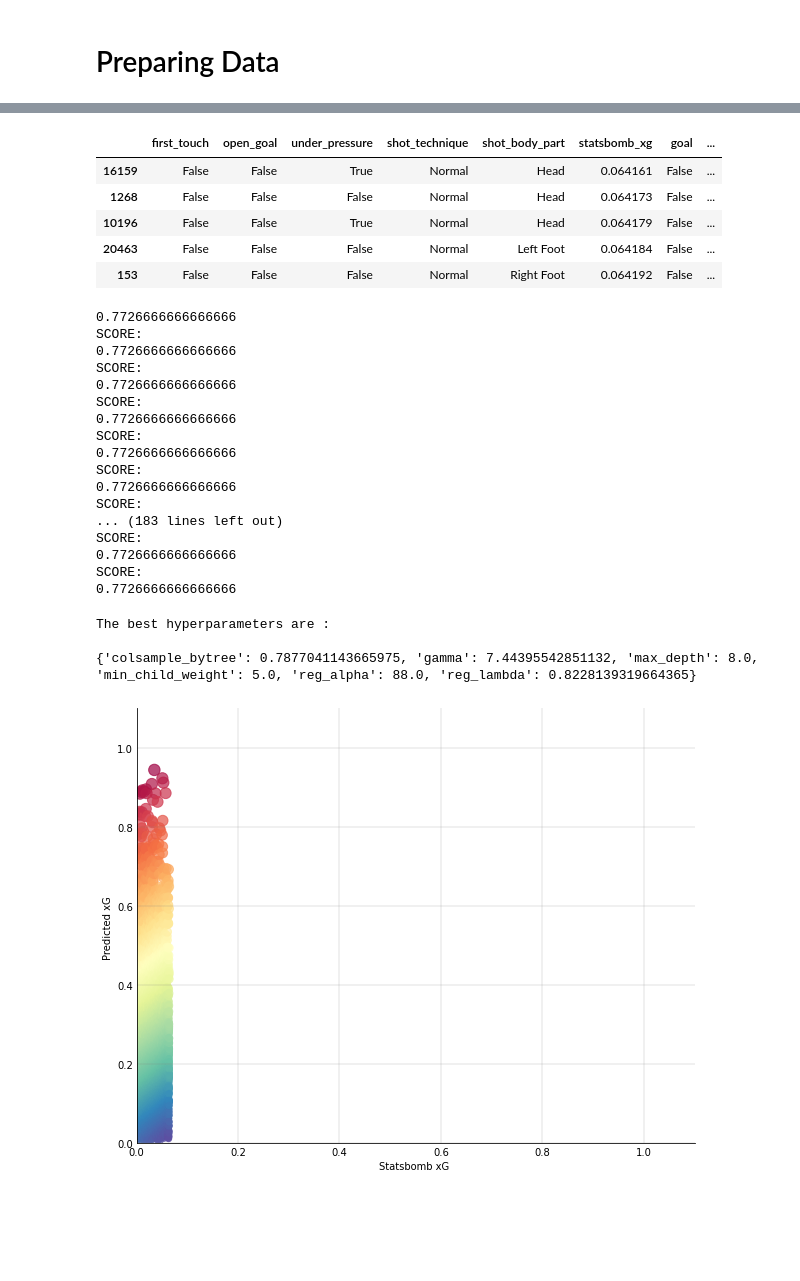
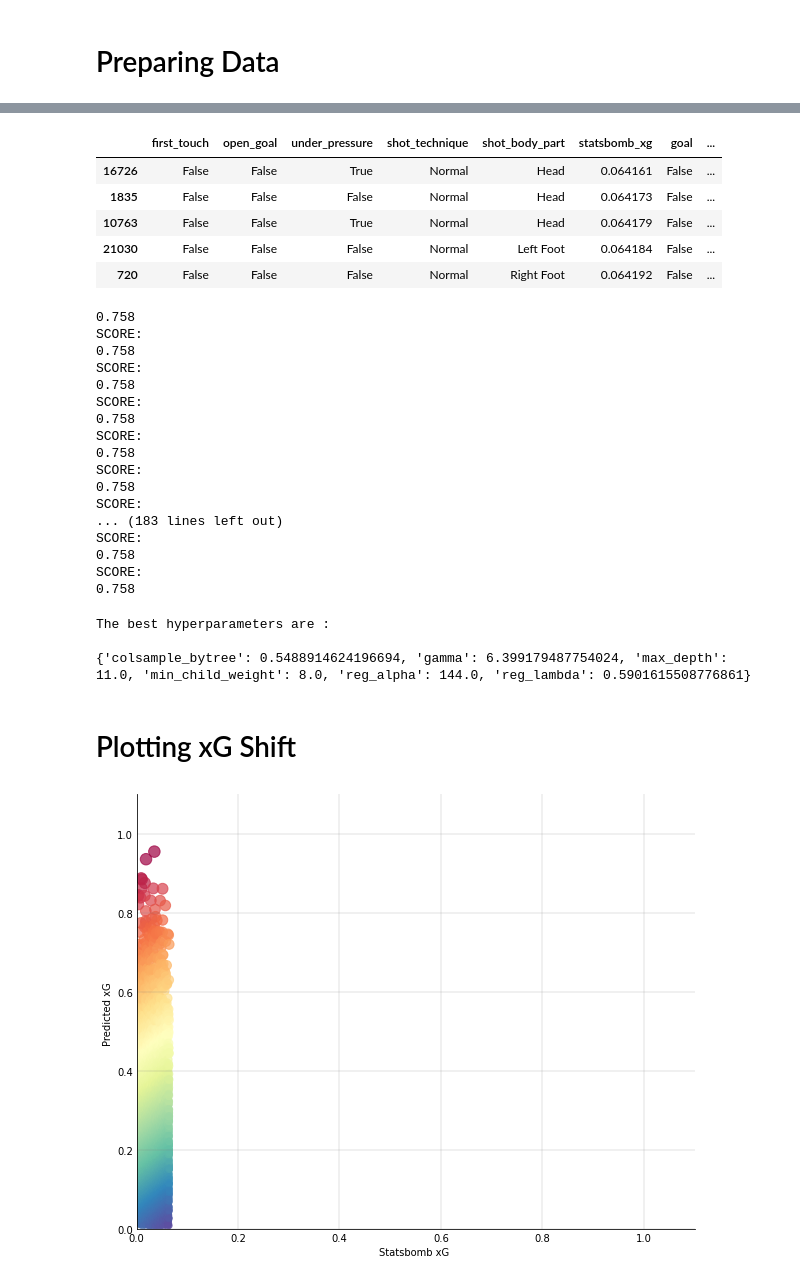
Before and after one commit to AnasKunda/aml_project, a Jupyter notebook: rxg_notebook.ipynb, the cells around one changed output, grey strips where cells are left out. Cells and saved outputs as stored; diff of their text form; code cells hidden in the pictures; blank space fills up the shorter version.

```diff
--- a/rxg_notebook.ipynb
+++ b/rxg_notebook.ipynb
@@ -28,4 +40,4 @@ df.shape
 # %%
-df.reset_index(inplace=True, drop=True)
+df.reset_index(inplace=True)
 df.drop('index',inplace=True,axis=1)
 # %%
@@ -84,9 +86,9 @@ other_final_df.drop(['player','player_name','event_id'],axis=1,inplace=True)
 final_df.head(5)
 # %% [output]
 |  | first_touch | open_goal | under_pressure | shot_technique | shot_body_part | statsbomb_xg | goal | ... |
-| 16159 | False | False | True | Normal | Head | 0.064161 | False | ... |
-| 1268 | False | False | False | Normal | Head | 0.064173 | False | ... |
-| 10196 | False | False | True | Normal | Head | 0.064179 | False | ... |
-| 20463 | False | False | False | Normal | Left Foot | 0.064184 | False | ... |
-| 153 | False | False | False | Normal | Right Foot | 0.064192 | False | ... |
+| 16726 | False | False | True | Normal | Head | 0.064161 | False | ... |
+| 1835 | False | False | False | Normal | Head | 0.064173 | False | ... |
+| 10763 | False | False | True | Normal | Head | 0.064179 | False | ... |
+| 21030 | False | False | False | Normal | Left Foot | 0.064184 | False | ... |
+| 720 | False | False | False | Normal | Right Foot | 0.064192 | False | ... |
 # %%
@@ -174,31 +186,41 @@ best_hyperparams = fmin(fn = objective,
                         max_evals = 100,
                         trials = trials)
 # %% [output]
-0.7726666666666666
+0.758
 SCORE:
-0.7726666666666666
+0.758
 SCORE:
-0.7726666666666666
+0.758
 SCORE:
-0.7726666666666666
+0.758
 SCORE:
-0.7726666666666666
+0.758
 SCORE:
-0.7726666666666666
+0.758
 SCORE:
 ... (183 lines left out)
 SCORE:
-0.7726666666666666
+0.758
 SCORE:
-0.7726666666666666
+0.758
 # %%
 print("The best hyperparameters are : ","\n")
 print(best_hyperparams)
 # %% [output]
 The best hyperparameters are :
 
-{'colsample_bytree': 0.7877041143665975, 'gamma': 7.44395542851132, 'max_depth': 8.0, 'min_child_weight': 5.0, 'reg_alpha': 88.0, 'reg_lambda': 0.8228139319664365}
+{'colsample_bytree': 0.5488914624196694, 'gamma': 6.399179487754024, 'max_depth': 11.0, 'min_child_weight': 8.0, 'reg_alpha': 144.0, 'reg_lambda': 0.5901615508776861}
+# %% [markdown]
+# Plotting xG Shift
 # %%
+''' Plotting the predicted xG vs statsbomb xG for RxG model
+
+Variables:-
+X - DataFrame - dependent features
+y - Series - target features
+other_xG - array - predicted xG values of remaining data, i.e. the probability of class 1
+'''
+
 X = encoded_final_df.drop('goal_True',axis=1).reset_index(drop=True)
 y = encoded_final_df['goal_True'].reset_index(drop=True)
 
@@ -207,32 +229,32 @@ X_train, X_test, y_train, target_test=train_test_split(X, y, test_size = 0.2)
 model.fit(X_train.drop('statsbomb_xg',axis=1), y_train)
 
 
 other_xG = model.predict_proba(encoded_other_final_df.drop(['statsbomb_xg','goal_True'],axis=1))[:,1]
 
 error = np.subtract(
     encoded_other_final_df['statsbomb_xg'],
     other_xG
 )
 
 plt.figure(figsize=(10,8))
 plt.xlim(0,1.1)
 plt.ylim(0,1.1)
 plt.grid(
     color='gray',
     alpha=0.15,
     linewidth=1.5
 )
 g=plt.scatter(
     encoded_other_final_df['statsbomb_xg'],
     other_xG,
     s=(plt.rcParams['lines.markersize'] * (1+np.absolute(error))) ** 2,
     c=error,
     alpha=0.7,
     cmap='Spectral'
 )
 g.axes.set_xlabel('Statsbomb xG ')
 g.axes.set_ylabel('Predicted xG ')
 g.axes.spines[['right', 'top']].set_visible(False)
-g.axes.tick_params(axis=u'both', which=u'both',length=0) # Credit: https://stackoverflow.com/questions/29988241/hide-ticks-but-show-tick-labels
+g.axes.tick_params(axis=u'both', which=u'both',length=0)
 # %% [output]
-[figure, old version]
+[figure, new version]
```
Also changed, not shown: parts of 19 cells of this notebook, 1 other file.
